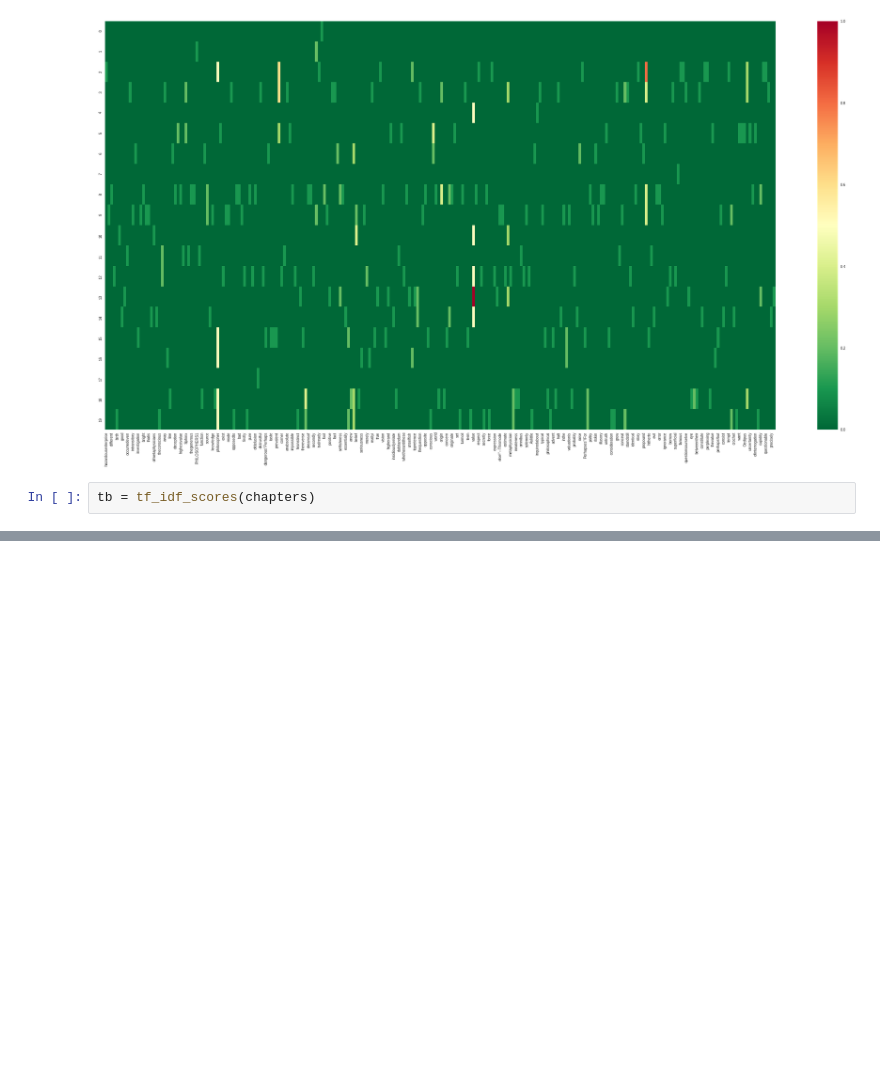
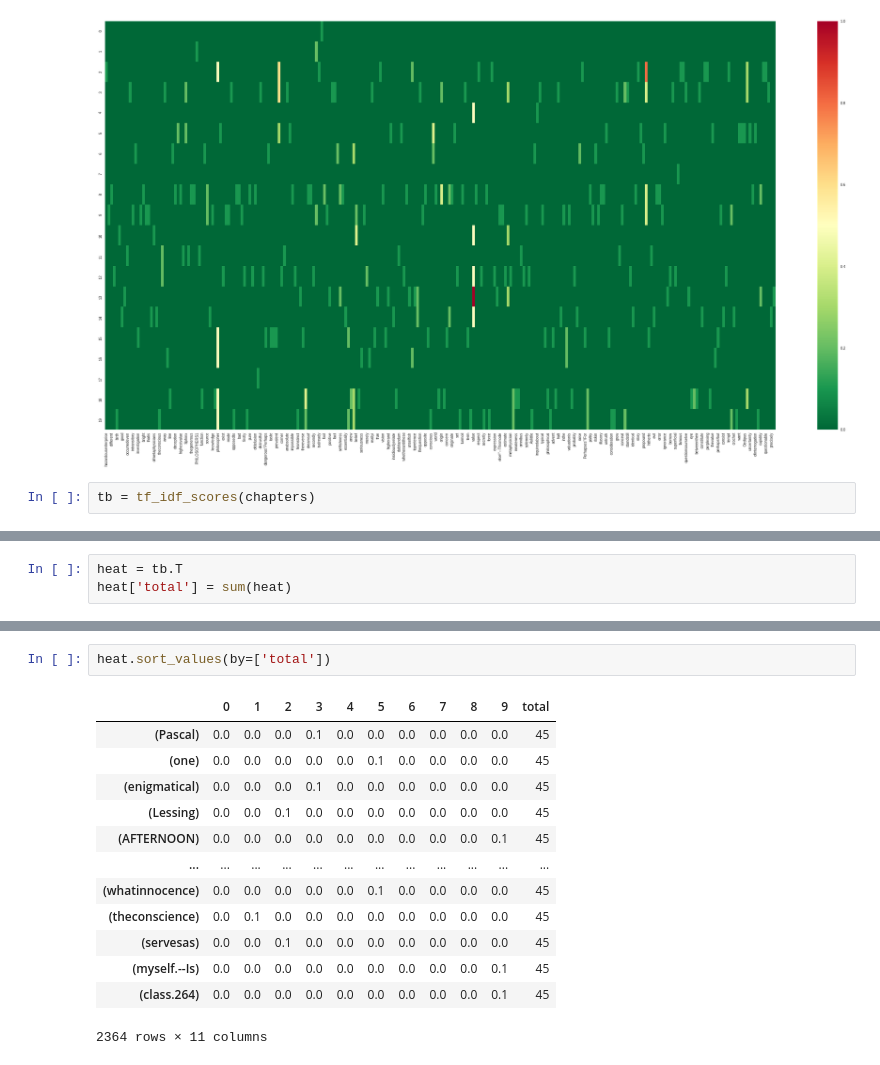
Before and after one commit to KhaldounN/Files-, a Jupyter notebook: Final_project/DSF_FINAL_PROJECT.ipynb, the cells around one changed output, grey strips where cells are left out. Saved outputs shown, nothing was run; the diff lists cells and outputs as text; blank space fills up the shorter version.

```diff
--- a/Final_project/DSF_FINAL_PROJECT.ipynb
+++ b/Final_project/DSF_FINAL_PROJECT.ipynb
@@ -422,0 +435,3 @@ tb = tf_idf_scores(chapters)
+# %%
+heat = tb.T
+heat['total'] = sum(heat)
@@ -422,0 +450,16 @@ tb = tf_idf_scores(chapters)
+# %%
+heat.sort_values(by=['total'])
+# %% [output]
+|  | 0 | 1 | 2 | 3 | 4 | 5 | 6 | 7 | 8 | 9 | total |
+| (Pascal) | 0.0 | 0.0 | 0.0 | 0.1 | 0.0 | 0.0 | 0.0 | 0.0 | 0.0 | 0.0 | 45 |
+| (one) | 0.0 | 0.0 | 0.0 | 0.0 | 0.0 | 0.1 | 0.0 | 0.0 | 0.0 | 0.0 | 45 |
+| (enigmatical) | 0.0 | 0.0 | 0.0 | 0.1 | 0.0 | 0.0 | 0.0 | 0.0 | 0.0 | 0.0 | 45 |
+| (Lessing) | 0.0 | 0.0 | 0.1 | 0.0 | 0.0 | 0.0 | 0.0 | 0.0 | 0.0 | 0.0 | 45 |
+| (AFTERNOON) | 0.0 | 0.0 | 0.0 | 0.0 | 0.0 | 0.0 | 0.0 | 0.0 | 0.0 | 0.1 | 45 |
+| ... | ... | ... | ... | ... | ... | ... | ... | ... | ... | ... | ... |
+| (whatinnocence) | 0.0 | 0.0 | 0.0 | 0.0 | 0.0 | 0.1 | 0.0 | 0.0 | 0.0 | 0.0 | 45 |
+| (theconscience) | 0.0 | 0.1 | 0.0 | 0.0 | 0.0 | 0.0 | 0.0 | 0.0 | 0.0 | 0.0 | 45 |
+| (servesas) | 0.0 | 0.0 | 0.1 | 0.0 | 0.0 | 0.0 | 0.0 | 0.0 | 0.0 | 0.0 | 45 |
+| (myself.--Is) | 0.0 | 0.0 | 0.0 | 0.0 | 0.0 | 0.0 | 0.0 | 0.0 | 0.0 | 0.1 | 45 |
+| (class.264) | 0.0 | 0.0 | 0.0 | 0.0 | 0.0 | 0.0 | 0.0 | 0.0 | 0.0 | 0.1 | 45 |
+2364 rows × 11 columns
```
Also changed, not shown: parts of 2 cells of this notebook.
